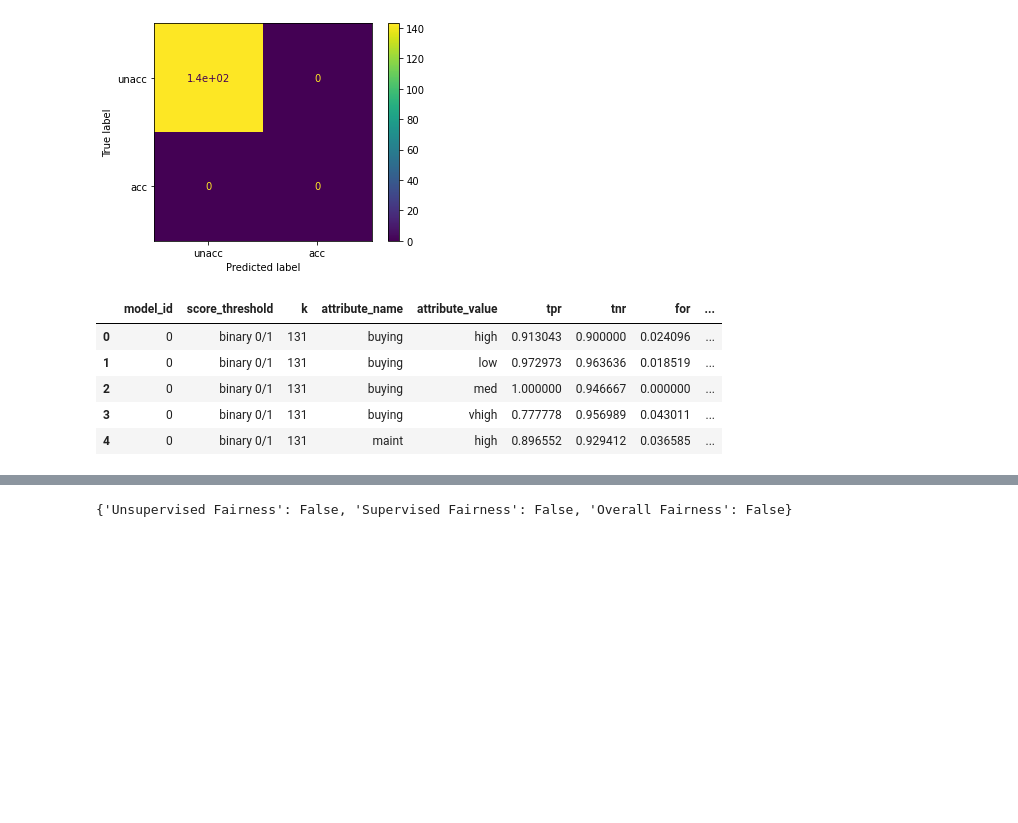
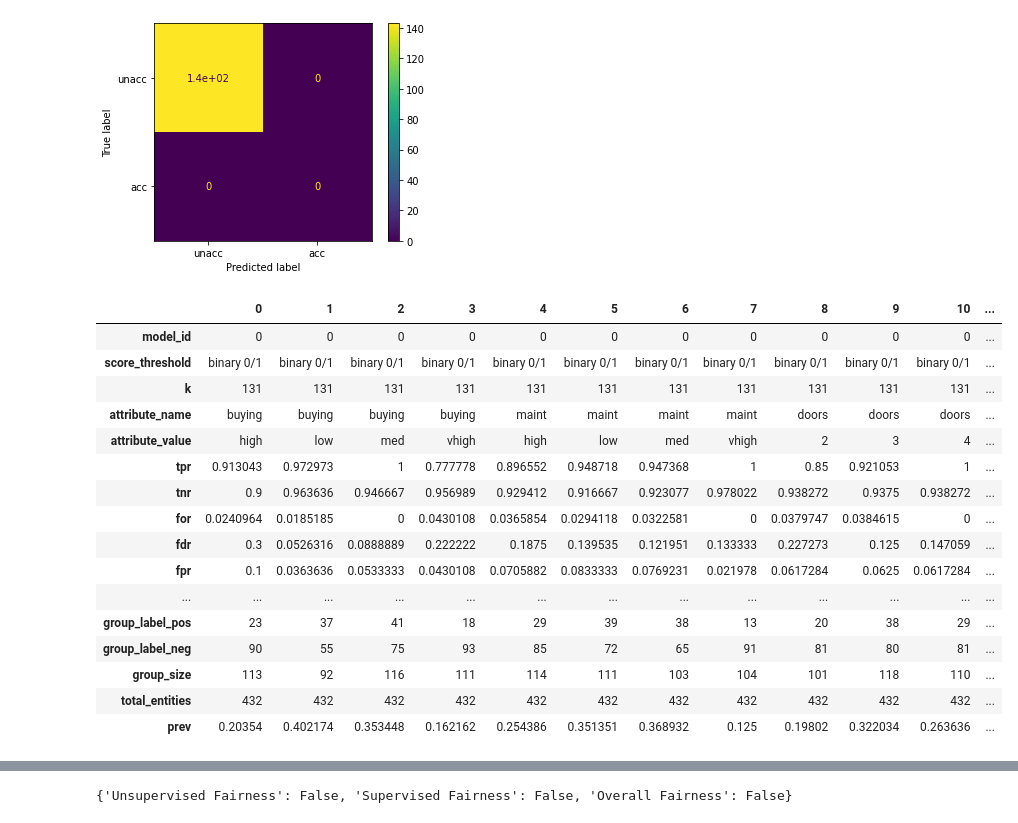
Before and after one commit to mxagar/mlops-udacity-deployment-demos, a Jupyter notebook: aequitas_car_exercise/car_aequitas_solution.ipynb, the cells around one changed output, grey strips where cells are left out. Saved outputs shown, nothing was run; the diff lists cells and outputs as text; code cells hidden in the pictures; blank space fills up the shorter version.

```diff
--- a/aequitas_car_exercise/car_aequitas_solution.ipynb
+++ b/aequitas_car_exercise/car_aequitas_solution.ipynb
@@ -165,15 +165,26 @@ ConfusionMatrixDisplay(cm_person_eq_2, display_labels=["unacc", "acc"]).plot()
 # %%
 # Run Aequitas.
 group = Group()
 xtab, idxs = group.get_crosstabs(df_aq)
-xtab.head()
+xtab.T
 # %% [output]
-|  | model_id | score_threshold | k | attribute_name | attribute_value | tpr | tnr | for | ... |
-| 0 | 0 | binary 0/1 | 131 | buying | high | 0.913043 | 0.900000 | 0.024096 | ... |
-| 1 | 0 | binary 0/1 | 131 | buying | low | 0.972973 | 0.963636 | 0.018519 | ... |
-| 2 | 0 | binary 0/1 | 131 | buying | med | 1.000000 | 0.946667 | 0.000000 | ... |
-| 3 | 0 | binary 0/1 | 131 | buying | vhigh | 0.777778 | 0.956989 | 0.043011 | ... |
-| 4 | 0 | binary 0/1 | 131 | maint | high | 0.896552 | 0.929412 | 0.036585 | ... |
+|  | 0 | 1 | 2 | 3 | 4 | 5 | 6 | 7 | 8 | 9 | 10 | ... |
+| model_id | 0 | 0 | 0 | 0 | 0 | 0 | 0 | 0 | 0 | 0 | 0 | ... |
+| score_threshold | binary 0/1 | binary 0/1 | binary 0/1 | binary 0/1 | binary 0/1 | binary 0/1 | binary 0/1 | binary 0/1 | binary 0/1 | binary 0/1 | binary 0/1 | ... |
+| k | 131 | 131 | 131 | 131 | 131 | 131 | 131 | 131 | 131 | 131 | 131 | ... |
+| attribute_name | buying | buying | buying | buying | maint | maint | maint | maint | doors | doors | doors | ... |
+| attribute_value | high | low | med | vhigh | high | low | med | vhigh | 2 | 3 | 4 | ... |
+| tpr | 0.913043 | 0.972973 | 1 | 0.777778 | 0.896552 | 0.948718 | 0.947368 | 1 | 0.85 | 0.921053 | 1 | ... |
+| tnr | 0.9 | 0.963636 | 0.946667 | 0.956989 | 0.929412 | 0.916667 | 0.923077 | 0.978022 | 0.938272 | 0.9375 | 0.938272 | ... |
+| for | 0.0240964 | 0.0185185 | 0 | 0.0430108 | 0.0365854 | 0.0294118 | 0.0322581 | 0 | 0.0379747 | 0.0384615 | 0 | ... |
+| fdr | 0.3 | 0.0526316 | 0.0888889 | 0.222222 | 0.1875 | 0.139535 | 0.121951 | 0.133333 | 0.227273 | 0.125 | 0.147059 | ... |
+| fpr | 0.1 | 0.0363636 | 0.0533333 | 0.0430108 | 0.0705882 | 0.0833333 | 0.0769231 | 0.021978 | 0.0617284 | 0.0625 | 0.0617284 | ... |
+| ... | ... | ... | ... | ... | ... | ... | ... | ... | ... | ... | ... | ... |
+| group_label_pos | 23 | 37 | 41 | 18 | 29 | 39 | 38 | 13 | 20 | 38 | 29 | ... |
+| group_label_neg | 90 | 55 | 75 | 93 | 85 | 72 | 65 | 91 | 81 | 80 | 81 | ... |
+| group_size | 113 | 92 | 116 | 111 | 114 | 111 | 103 | 104 | 101 | 118 | 110 | ... |
+| total_entities | 432 | 432 | 432 | 432 | 432 | 432 | 432 | 432 | 432 | 432 | 432 | ... |
+| prev | 0.20354 | 0.402174 | 0.353448 | 0.162162 | 0.254386 | 0.351351 | 0.368932 | 0.125 | 0.19802 | 0.322034 | 0.263636 | ... |
 # %%
 bias = Bias()
 bias_df = bias.get_disparity_major_group(xtab, original_df=df_aq, alpha=0.05, mask_significance=True)
```
Also changed, not shown: parts of 2 cells of this notebook.
